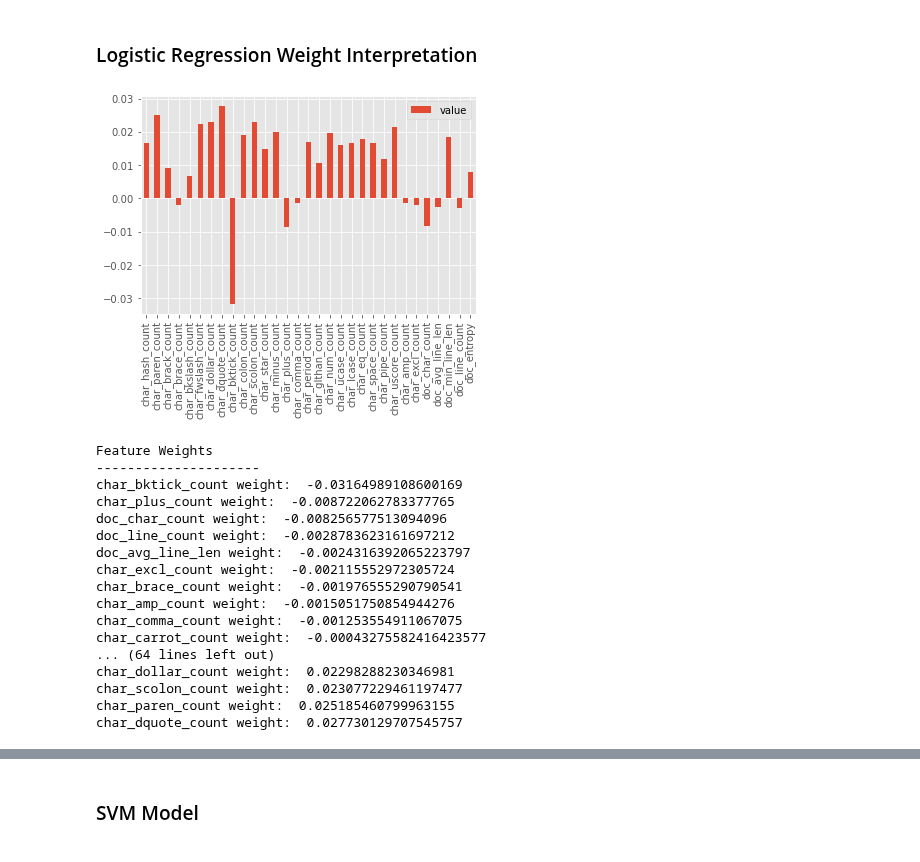
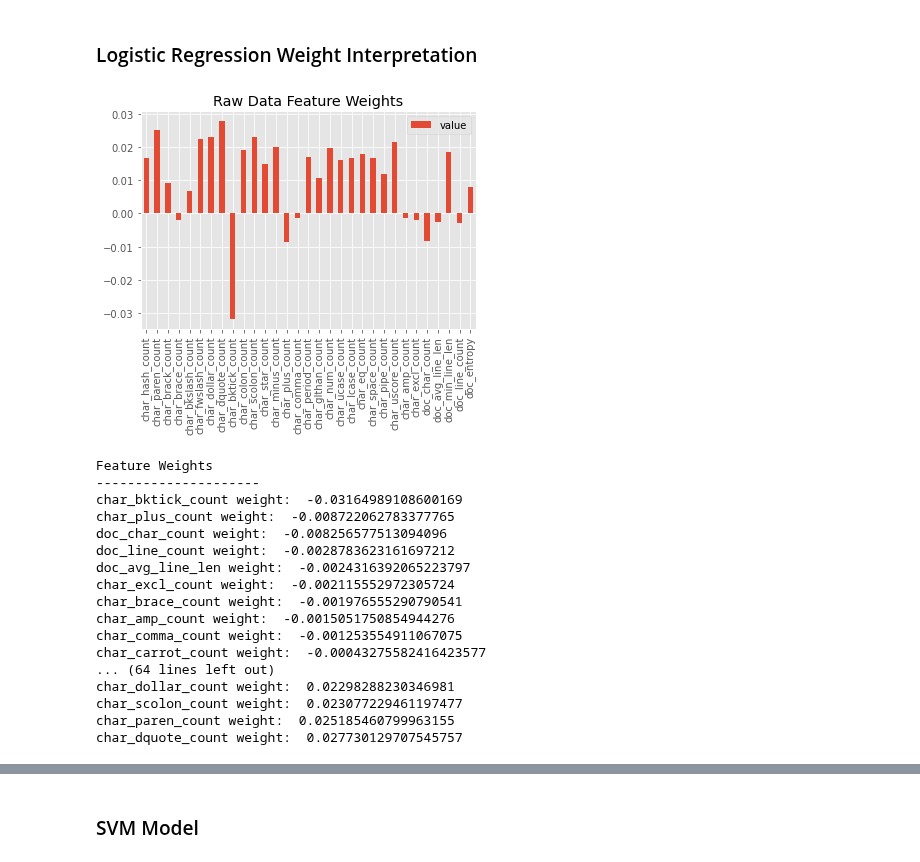
Before and after one commit to bx-lr/ps_obf_ml, a Jupyter notebook: labs/mini_lab1_v01.ipynb, the cells around one changed output, grey strips where cells are left out. Saved outputs shown, nothing was run; the diff lists cells and outputs as text; code cells hidden in the pictures.

```diff
--- a/labs/mini_lab1_v01.ipynb
+++ b/labs/mini_lab1_v01.ipynb
@@ -129,26 +133,27 @@ Confusion Matrix
 # %% [markdown]
 ### Logistic Regression Weight Interpretation
 # %%
+# Raw Data #
 # Graphical display of weights
 raw_logreg_weights = pd.DataFrame(log_reg_raw.coef_[0], columns=['value'], index=raw_train.iloc[:, 1:].columns)
 
 # Since there are so many features with wieghts that are almost exactly zero, we will only
 # display those that have a weight greater than .001
 raw_logreg_weights = raw_logreg_weights.loc[(raw_logreg_weights["value"] >= .001) | (raw_logreg_weights["value"] <= -.001)]
 
-raw_logreg_weights.plot(kind='bar')
+raw_logreg_weights.plot(kind='bar', title='Raw Data Feature Weights')
 plt.show()
 
 # Get the weights for each variable
 # sort these attributes and spit them out
 raw_logreg_vars = zip(log_reg_raw.coef_.T, raw_train.iloc[:, 1:])
 raw_logreg_vars = sorted(raw_logreg_vars)
 # Display Weights
 print('\nFeature Weights\n---------------------')
 for coef, name in raw_logreg_vars:
     print(name, 'weight: ', coef[0])
 # %% [output]
-[figure, old version]
+[figure, new version]
 Feature Weights
 ---------------------
 char_bktick_count weight:  -0.03164989108600169
```
Also changed, not shown: parts of 9 cells of this notebook.
